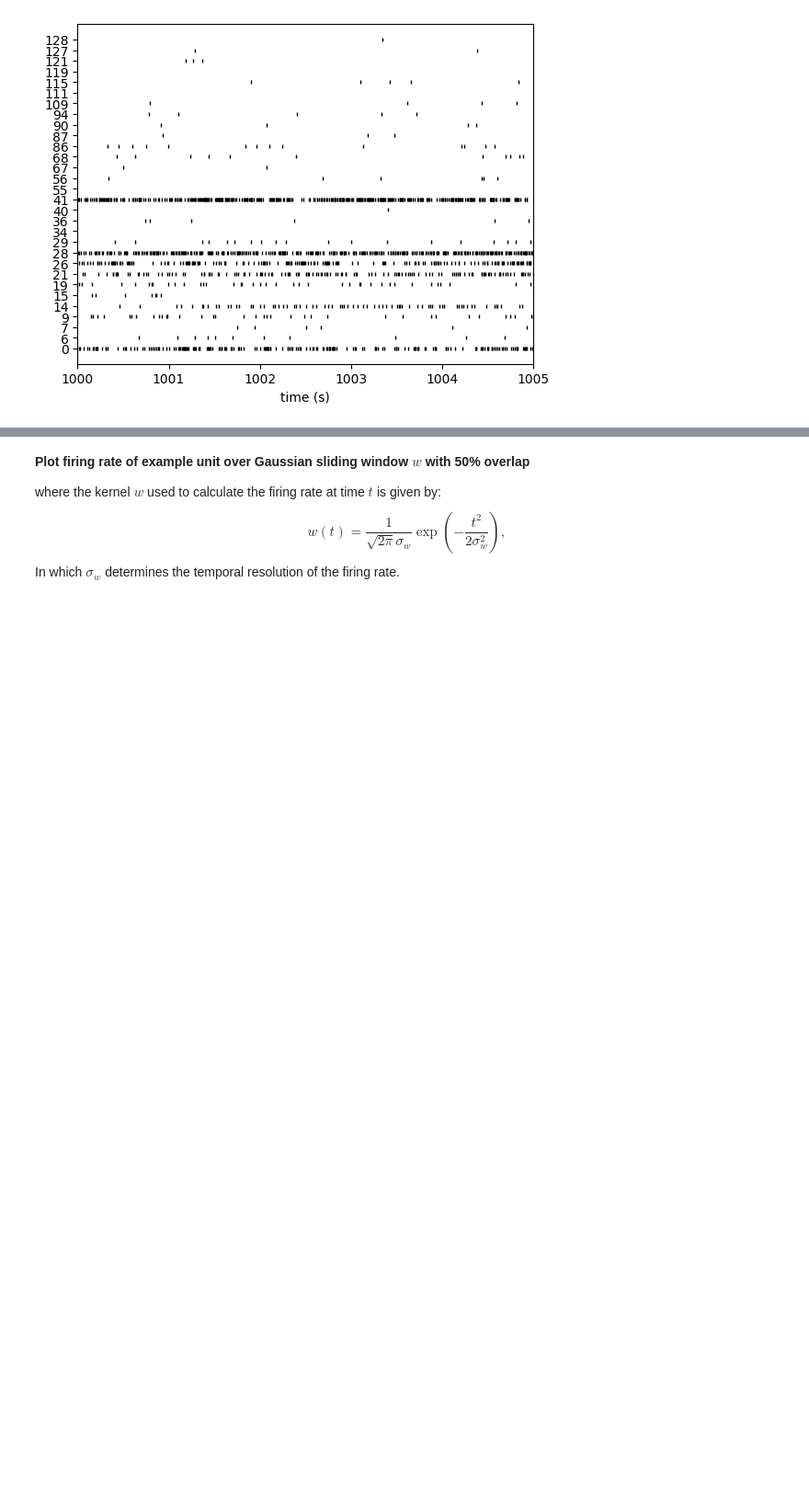
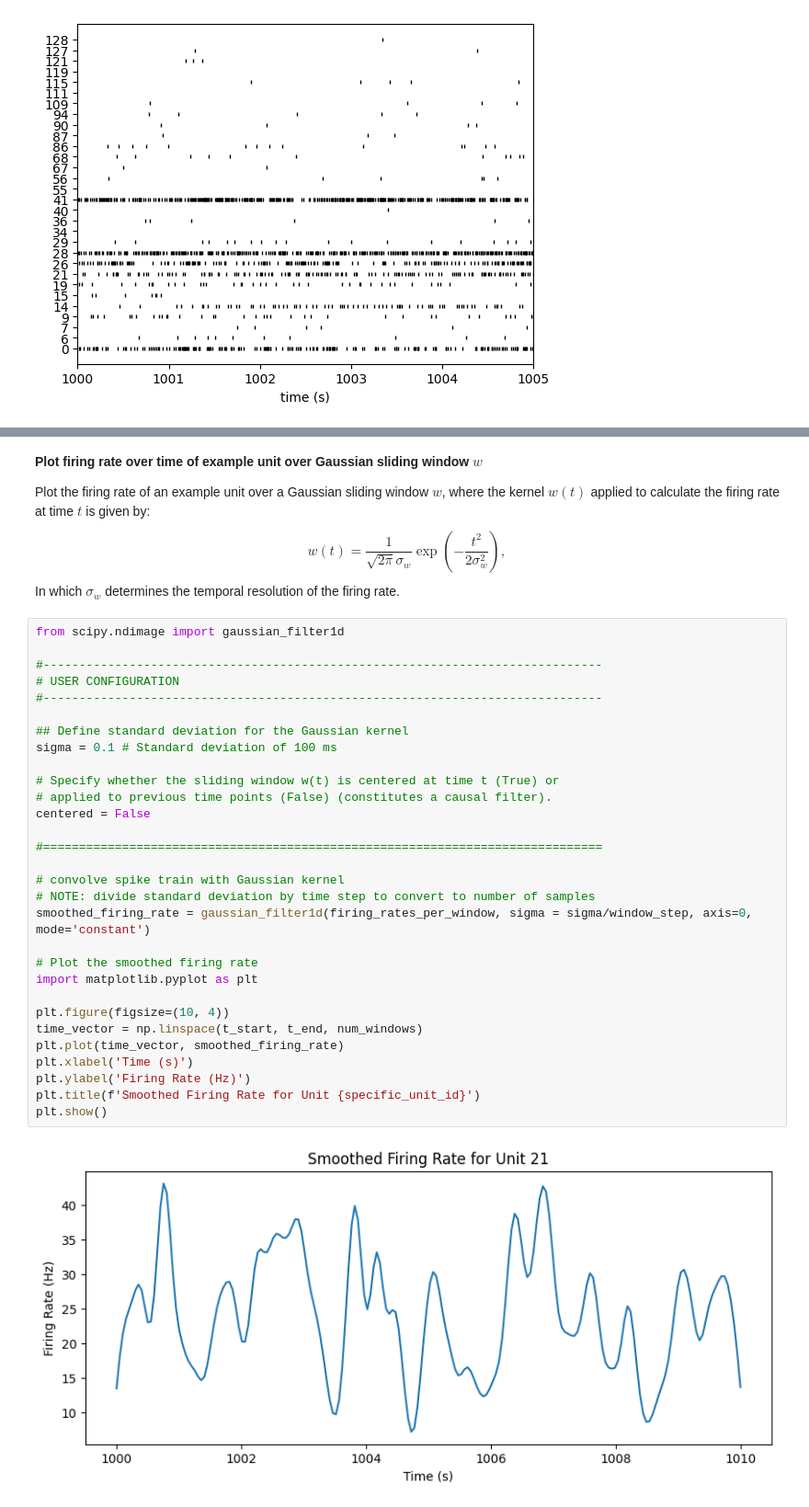
Before and after one commit to m-lockwood/sjlab, a Jupyter notebook: Python/spikeinterface/plot_firing_rates.ipynb, the cells around one changed output, grey strips where cells are left out. Shown at 92% size. Saved outputs shown, nothing was run; the diff lists cells and outputs as text; blank space fills up the shorter version.

```diff
--- a/Python/spikeinterface/plot_firing_rates.ipynb
+++ b/Python/spikeinterface/plot_firing_rates.ipynb
@@ -197,8 +135,40 @@ plt.show()
 # %% [markdown]
-**Plot firing rate of example unit over Gaussian sliding window $w$ with 50% overlap**
+**Plot firing rate over time of example unit over Gaussian sliding window $w$**
 
-where the kernel $w$ used to calculate the firing rate at time $t$ is given by:
+Plot the firing rate of an example unit over a Gaussian sliding window $w$, where the kernel $w(t)$ applied to calculate the firing rate at time $t$ is given by:
 $$
 w(t) = \frac{1}{\sqrt{2\pi} \sigma_{w}} \exp\left( -\frac{t^2}{2\sigma_{w}^2} \right),
 $$
 In which $\sigma_{w}$ determines the temporal resolution of the firing rate.
+# %%
+from scipy.ndimage import gaussian_filter1d
+
+#------------------------------------------------------------------------------
+# USER CONFIGURATION
+#------------------------------------------------------------------------------
+
+## Define standard deviation for the Gaussian kernel
+sigma = 0.1 # Standard deviation of 100 ms
+
+# Specify whether the sliding window w(t) is centered at time t (True) or
+# applied to previous time points (False) (constitutes a causal filter).
+centered = False
+
+#==============================================================================
+
+# convolve spike train with Gaussian kernel
+# NOTE: divide standard deviation by time step to convert to number of samples
+smoothed_firing_rate = gaussian_filter1d(firing_rates_per_window, sigma = sigma/window_step, axis=0, mode='constant')
+
+# Plot the smoothed firing rate
+import matplotlib.pyplot as plt
+
+plt.figure(figsize=(10, 4))
+time_vector = np.linspace(t_start, t_end, num_windows)
+plt.plot(time_vector, smoothed_firing_rate)
+plt.xlabel('Time (s)')
+plt.ylabel('Firing Rate (Hz)')
+plt.title(f'Smoothed Firing Rate for Unit {specific_unit_id}')
+plt.show()
+# %% [output]
+[figure, added]
```
Also changed, not shown: parts of 7 cells of this notebook.
